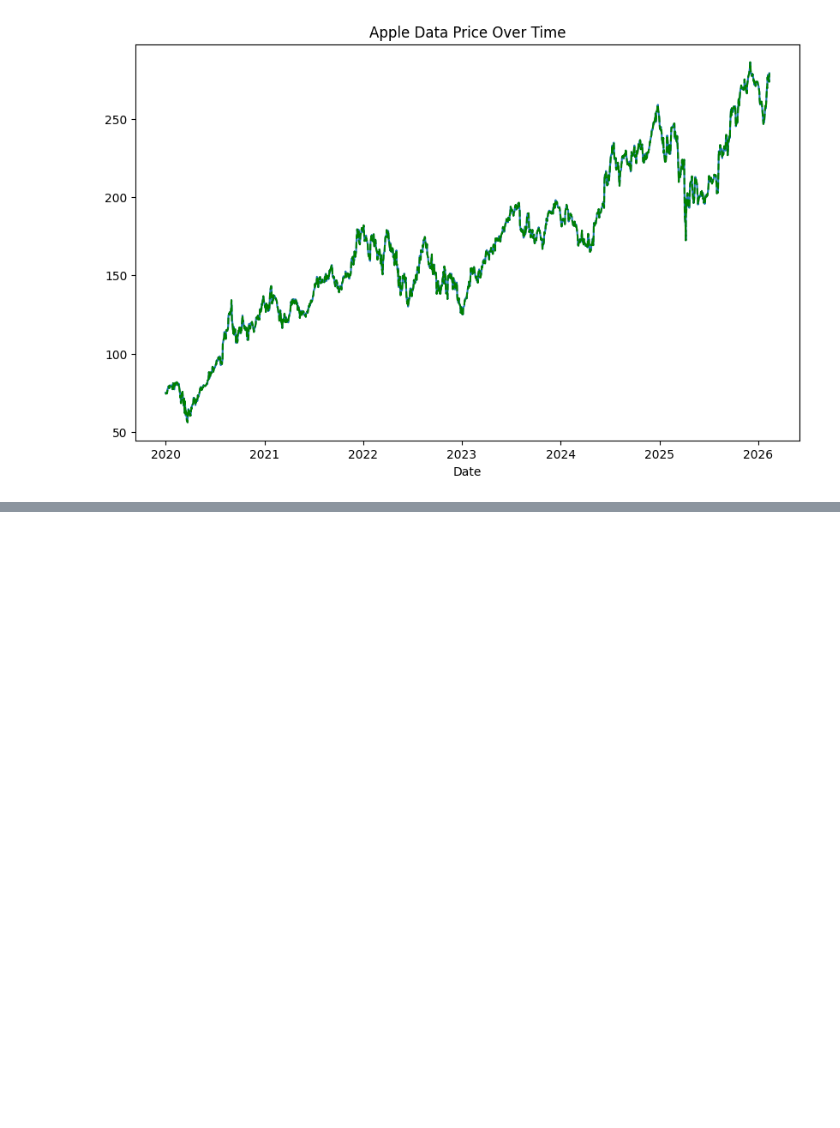
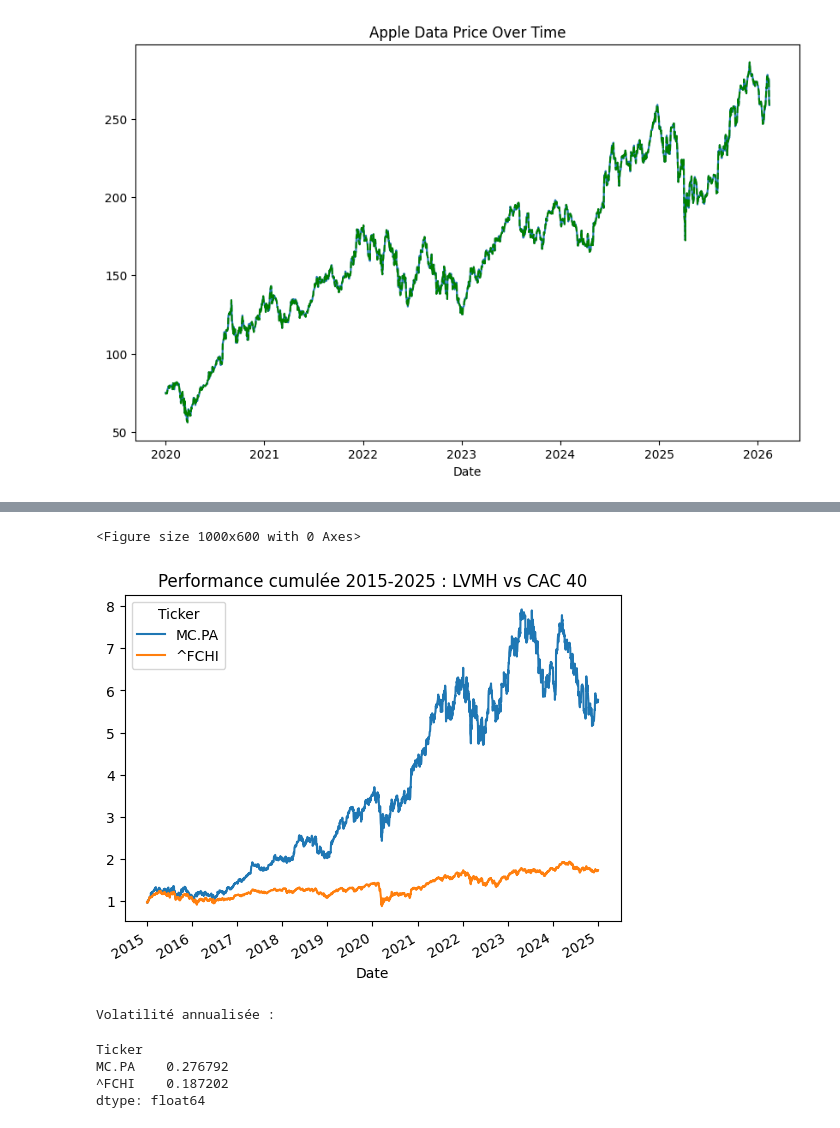
Before and after one commit to melynazrd/IAE_METZ_2026_DATA_AUDIT, a Jupyter notebook: SCRIPTS/analyse_bourse.ipynb, the cells around one changed output, grey strips where cells are left out. Saved outputs shown, nothing was run; the diff lists cells and outputs as text; code cells hidden in the pictures; blank space fills up the shorter version.

Commit message:
ajout du script lvmh

```diff
--- a/SCRIPTS/analyse_bourse.ipynb
+++ b/SCRIPTS/analyse_bourse.ipynb
@@ -212,0 +218,11 @@ Text(0.5, 0, 'Date')
+# %%
+tickers = ["MC.PA", "^FCHI"]  # LVMH et CAC 40
+
+start_date = "2015-01-01"
+end_date = "2025-01-01"
+
+data = yf.download(tickers, start=start_date, end=end_date)
+data = data["Close"].dropna()
+
+print("Données téléchargées avec succès")
+print(data.head())
@@ -212,0 +239,6 @@ Text(0.5, 0, 'Date')
+# %%
+# On va calculer les rendements journaliers
+returns = data.pct_change().dropna()
+
+print("Rendements calculés")
+returns.head()
@@ -212,0 +254,23 @@ Text(0.5, 0, 'Date')
+# %%
+# Performance cumulée
+cumulative = (1 + returns).cumprod()
+
+plt.figure(figsize=(10,6))
+cumulative.plot()
+plt.title("Performance cumulée 2015-2025 : LVMH vs CAC 40")
+plt.show()
+# %% [output]
+<Figure size 1000x600 with 0 Axes>
+[figure, added]
+# %%
+# Volatilité annualisée
+volatility = returns.std() * np.sqrt(252)
+
+print("Volatilité annualisée :")
+volatility
+# %% [output]
+Volatilité annualisée :
+Ticker
+MC.PA    0.276792
+^FCHI    0.187202
+dtype: float64
```
Also changed, not shown: parts of 13 cells of this notebook, 1 other file.
